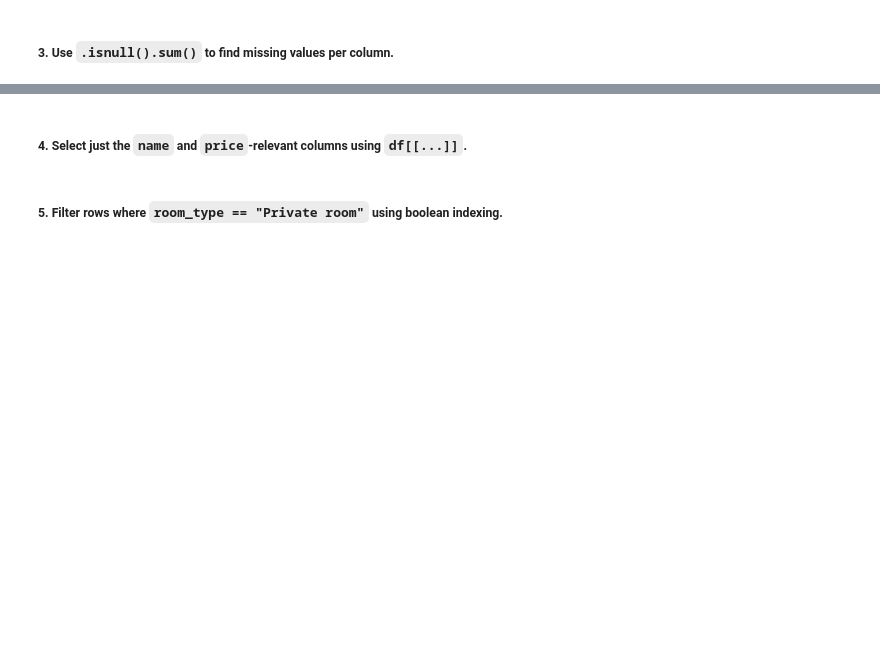
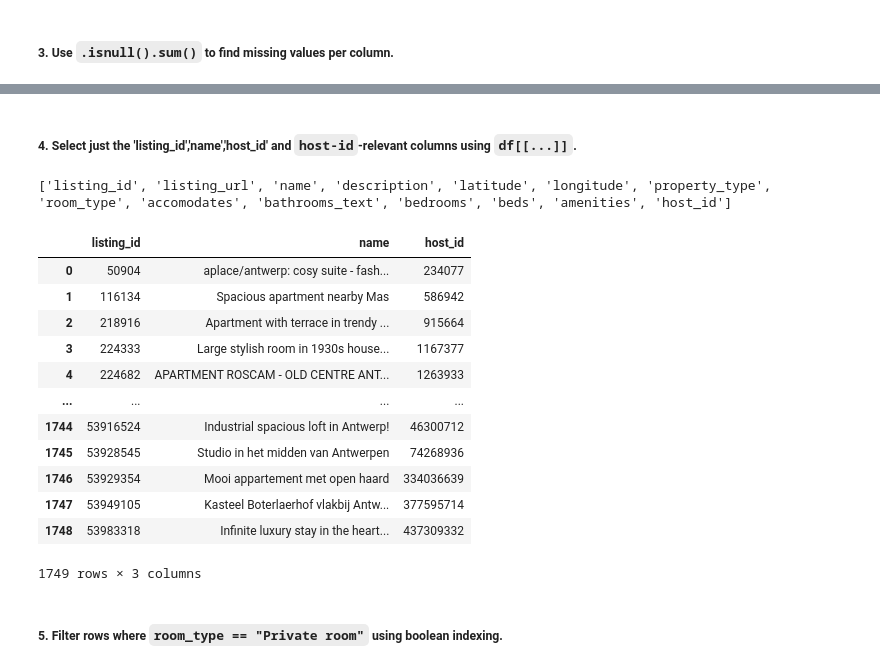
Before and after one commit to shiva3994/Practice, a Jupyter notebook: Daily Python/L_Airbnb_Listings.ipynb, the cells around one changed output, grey strips where cells are left out. Cells and saved outputs as stored; diff of their text form; code cells hidden in the pictures; blank space fills up the shorter version.

```diff
--- a/Daily Python/L_Airbnb_Listings.ipynb
+++ b/Daily Python/L_Airbnb_Listings.ipynb
@@ -29,4 +65,24 @@ Shape of the dataset is (1749, 14)
 # %% [markdown]
-##### 4. Select just the `name` and `price`-relevant columns using `df[[...]]`.
+##### 4. Select just the 'listing_id','name','host_id' and `host-id`-relevant columns using `df[[...]]`.
+# %%
+print(list(df.columns))
+# %% [output]
+['listing_id', 'listing_url', 'name', 'description', 'latitude', 'longitude', 'property_type', 'room_type', 'accomodates', 'bathrooms_text', 'bedrooms', 'beds', 'amenities', 'host_id']
+# %%
+df[['listing_id','name','host_id']]
+# %% [output]
+|  | listing_id | name | host_id |
+| 0 | 50904 | aplace/antwerp: cosy suite - fash... | 234077 |
+| 1 | 116134 | Spacious apartment nearby Mas | 586942 |
+| 2 | 218916 | Apartment with terrace in trendy ... | 915664 |
+| 3 | 224333 | Large stylish room in 1930s house... | 1167377 |
+| 4 | 224682 | APARTMENT ROSCAM - OLD CENTRE ANT... | 1263933 |
+| ... | ... | ... | ... |
+| 1744 | 53916524 | Industrial spacious loft in Antwerp! | 46300712 |
+| 1745 | 53928545 | Studio in het midden van Antwerpen | 74268936 |
+| 1746 | 53929354 | Mooi appartement met open haard | 334036639 |
+| 1747 | 53949105 | Kasteel Boterlaerhof vlakbij Antw... | 377595714 |
+| 1748 | 53983318 | Infinite luxury stay in the heart... | 437309332 |
+1749 rows × 3 columns
 # %% [markdown]
 ##### 5. Filter rows where `room_type == "Private room"` using boolean indexing.
```
Also changed, not shown: parts of 3 cells of this notebook.
